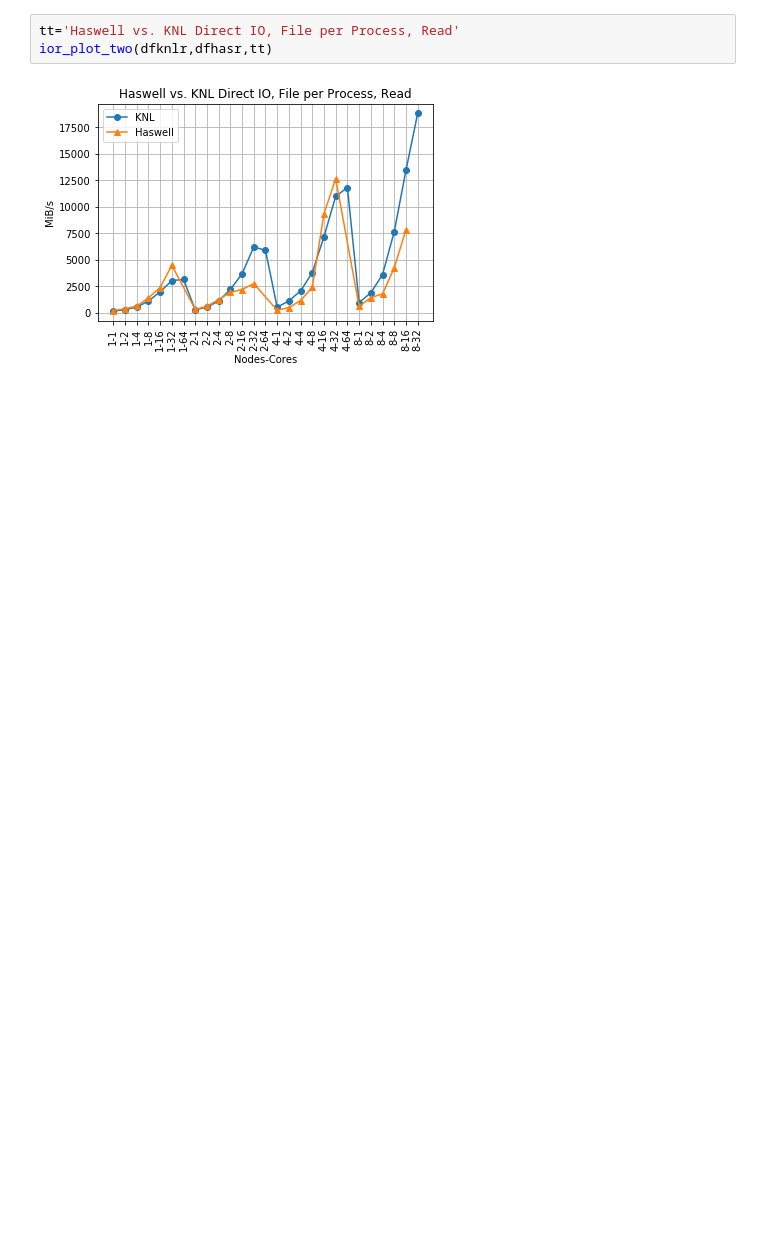
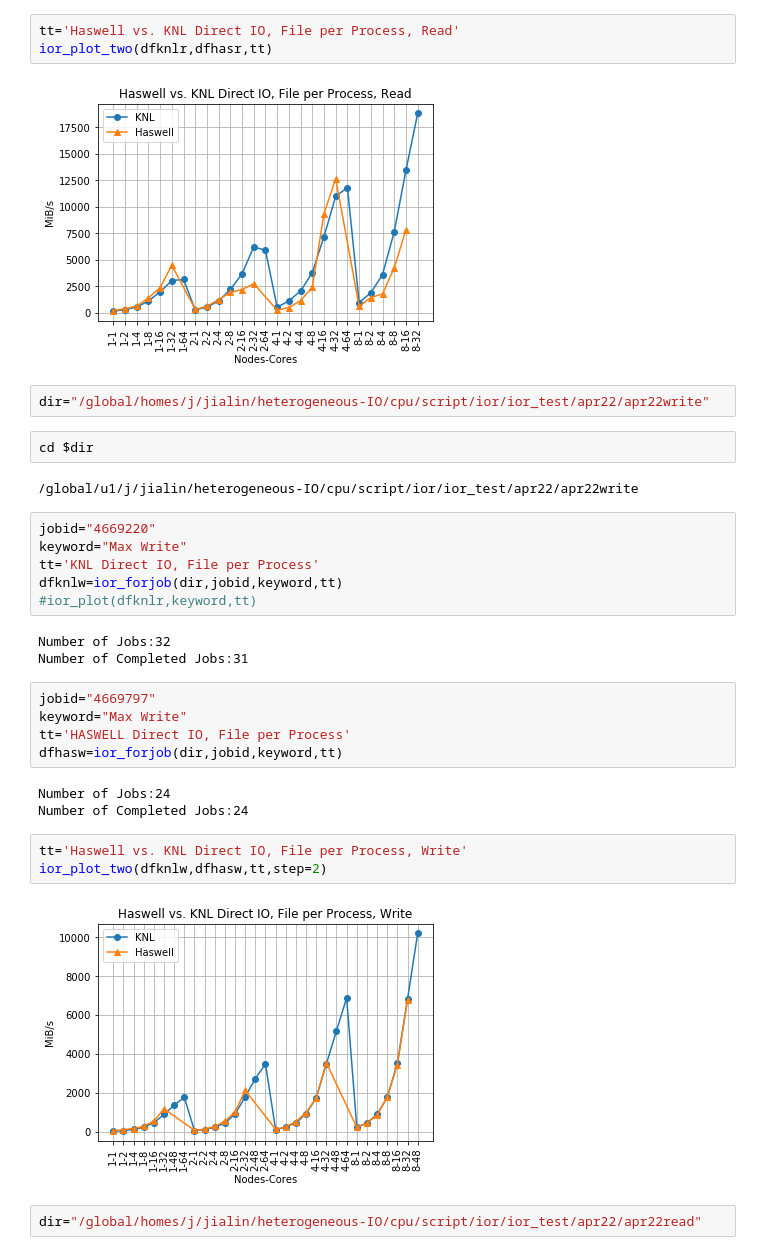
Before and after one commit to NERSC/heterogeneous-IO, a Jupyter notebook: cpu/plot/iostack.ipynb, the cells around one changed output. Cells and saved outputs as stored; diff of their text form; blank space fills up the shorter version.

Commit message:
add new data in direct io compare

```diff
--- a/cpu/plot/iostack.ipynb
+++ b/cpu/plot/iostack.ipynb
@@ -137,3 +153,33 @@ tt='Haswell vs. KNL Direct IO, File per Process, Read'
 ior_plot_two(dfknlr,dfhasr,tt)
 # %% [output]
 [figure]
+# %%
+dir="/global/homes/j/jialin/heterogeneous-IO/cpu/script/ior/ior_test/apr22/apr22write"
+# %%
+cd $dir
+# %% [output]
+/global/u1/j/jialin/heterogeneous-IO/cpu/script/ior/ior_test/apr22/apr22write
+# %%
+jobid="4669220"
+keyword="Max Write"
+tt='KNL Direct IO, File per Process'
+dfknlw=ior_forjob(dir,jobid,keyword,tt)
+#ior_plot(dfknlr,keyword,tt)
+# %% [output]
+Number of Jobs:32
+Number of Completed Jobs:31
+# %%
+jobid="4669797"
+keyword="Max Write"
+tt='HASWELL Direct IO, File per Process'
+dfhasw=ior_forjob(dir,jobid,keyword,tt)
+# %% [output]
+Number of Jobs:24
+Number of Completed Jobs:24
+# %%
+tt='Haswell vs. KNL Direct IO, File per Process, Write'
+ior_plot_two(dfknlw,dfhasw,tt,step=2)
+# %% [output]
+[figure, added]
+# %%
+dir="/global/homes/j/jialin/heterogeneous-IO/cpu/script/ior/ior_test/apr22/apr22read"
```
Also changed, not shown: parts of 22 cells of this notebook.
